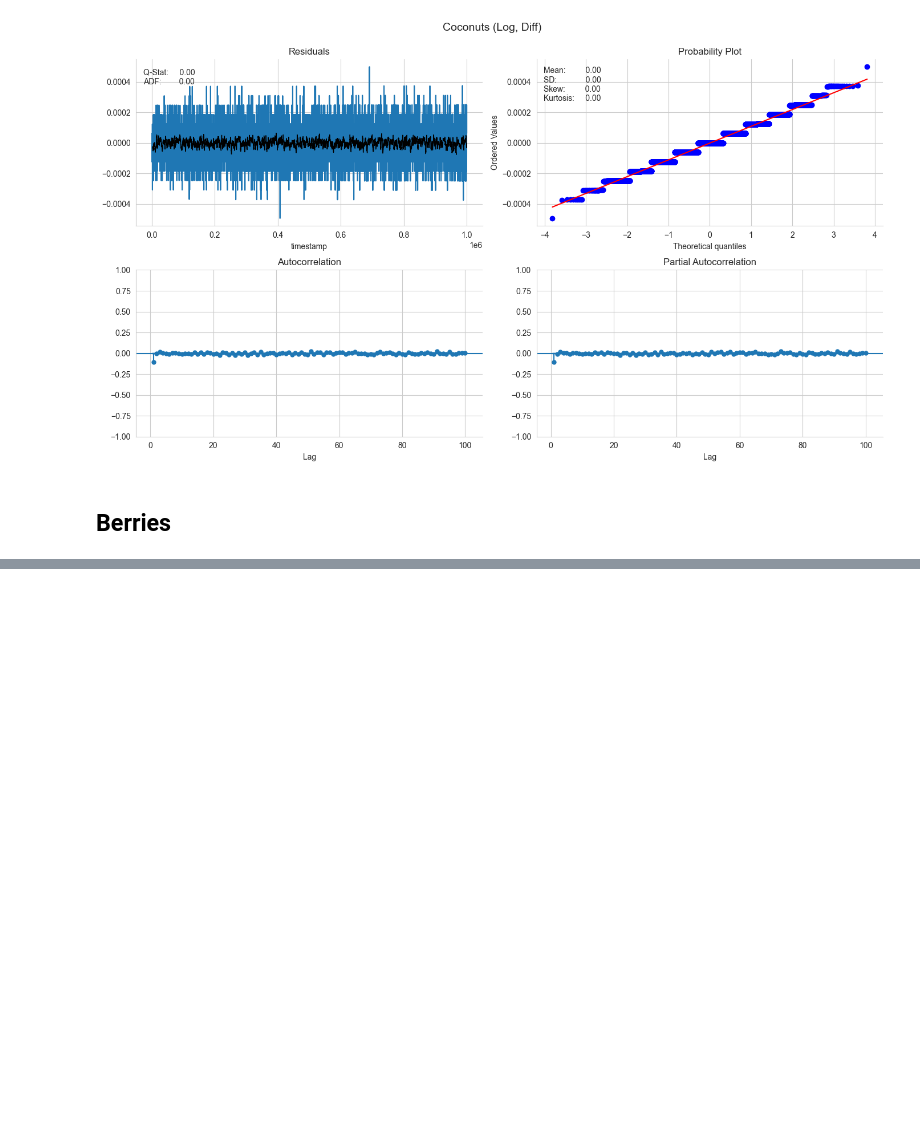
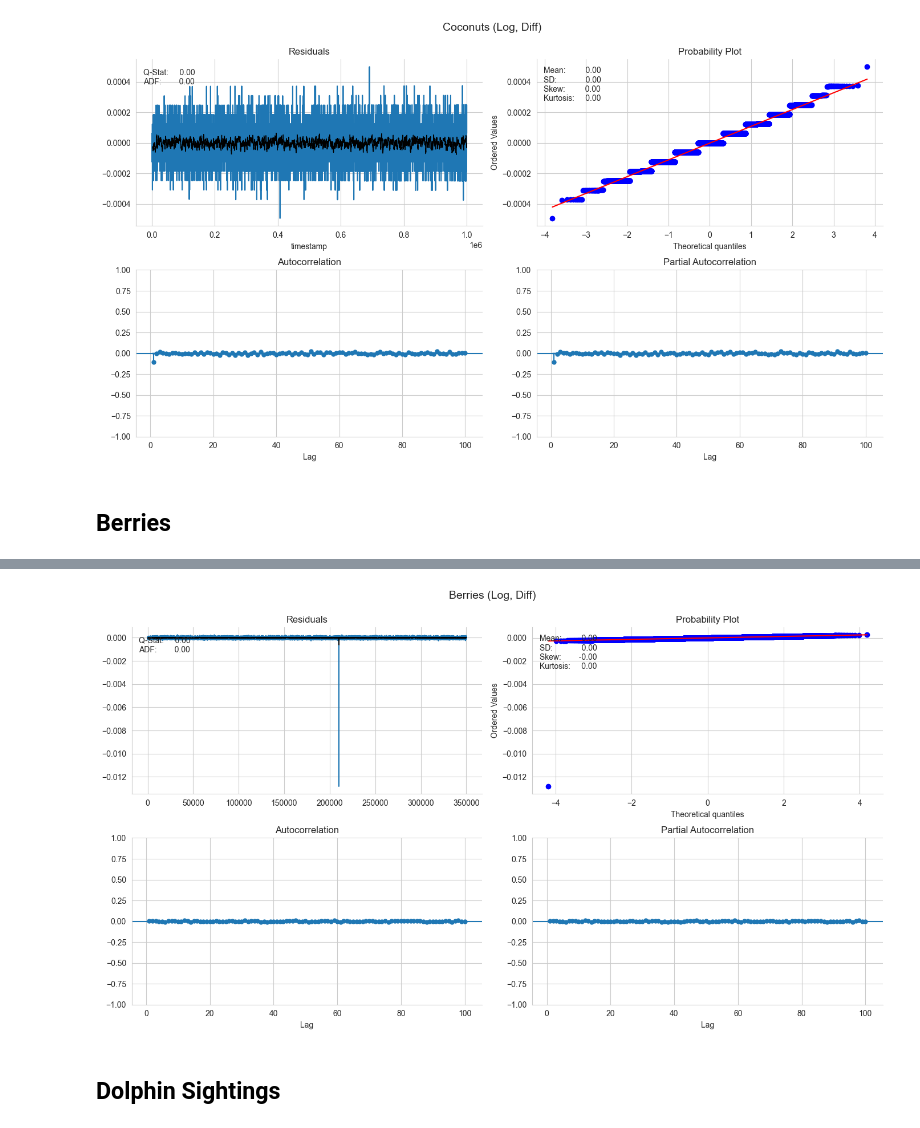
Before and after one commit to kzqiu/imc-2023, a Jupyter notebook: round3/analysis/check_time_series.ipynb, the cells around one changed output, grey strips where cells are left out. Cells and saved outputs as stored; diff of their text form; code cells hidden in the pictures; blank space fills up the shorter version.

```diff
--- a/round3/analysis/check_time_series.ipynb
+++ b/round3/analysis/check_time_series.ipynb
@@ -183,0 +210,9 @@ plot_correlogram(berries_log_diff, lags=100, title='Berries (Log, Diff)')
+# %%
+diving_gear_log = np.log(df_diving_gear['mid_price'])
+diving_gear_log_diff = diving_gear_log.diff().dropna()
+
+plot_correlogram(diving_gear_log_diff, lags=100, title='Berries (Log, Diff)')
+# %% [output]
+[figure, added]
+# %% [markdown]
+## Dolphin Sightings
```
Also changed, not shown: parts of 12 cells of this notebook.
